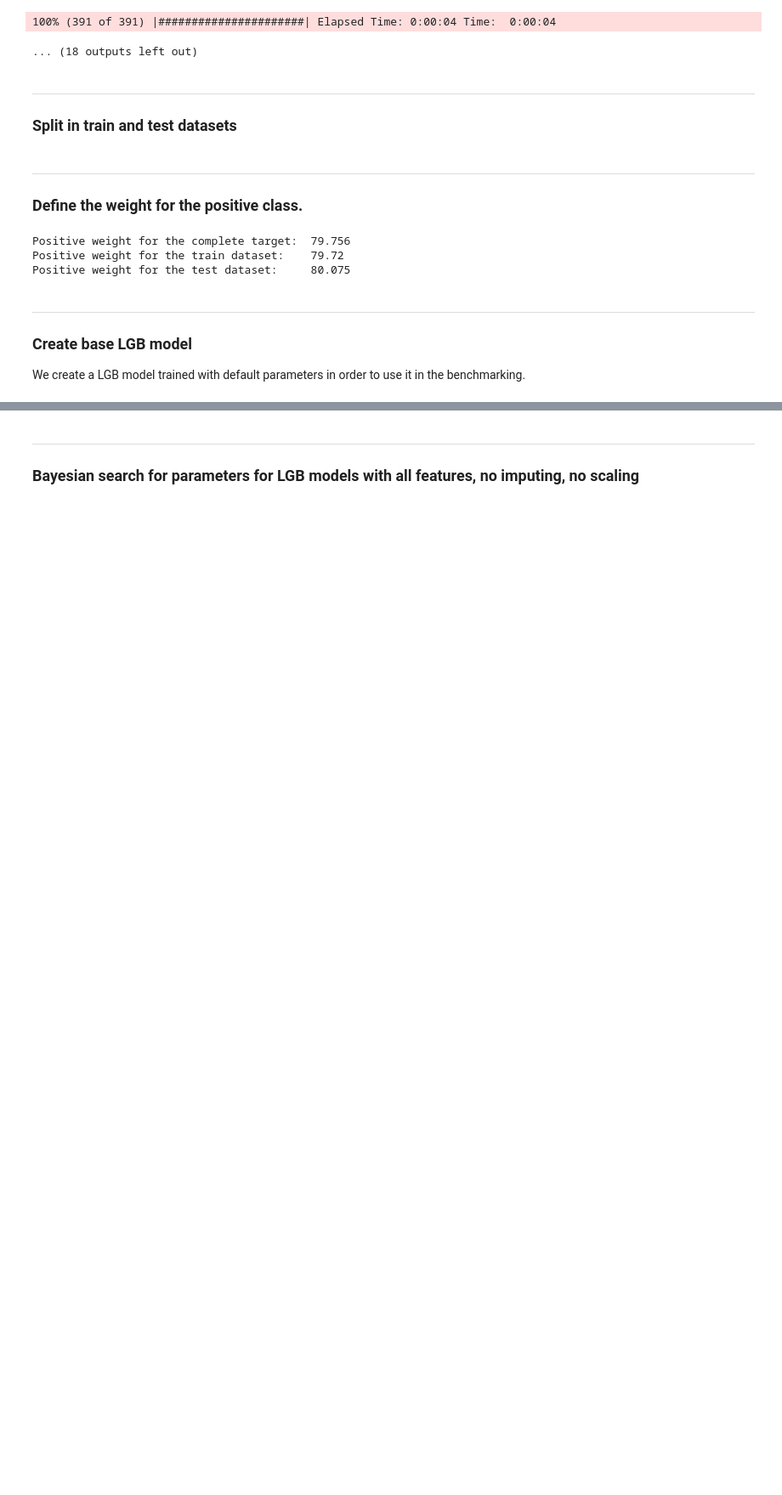
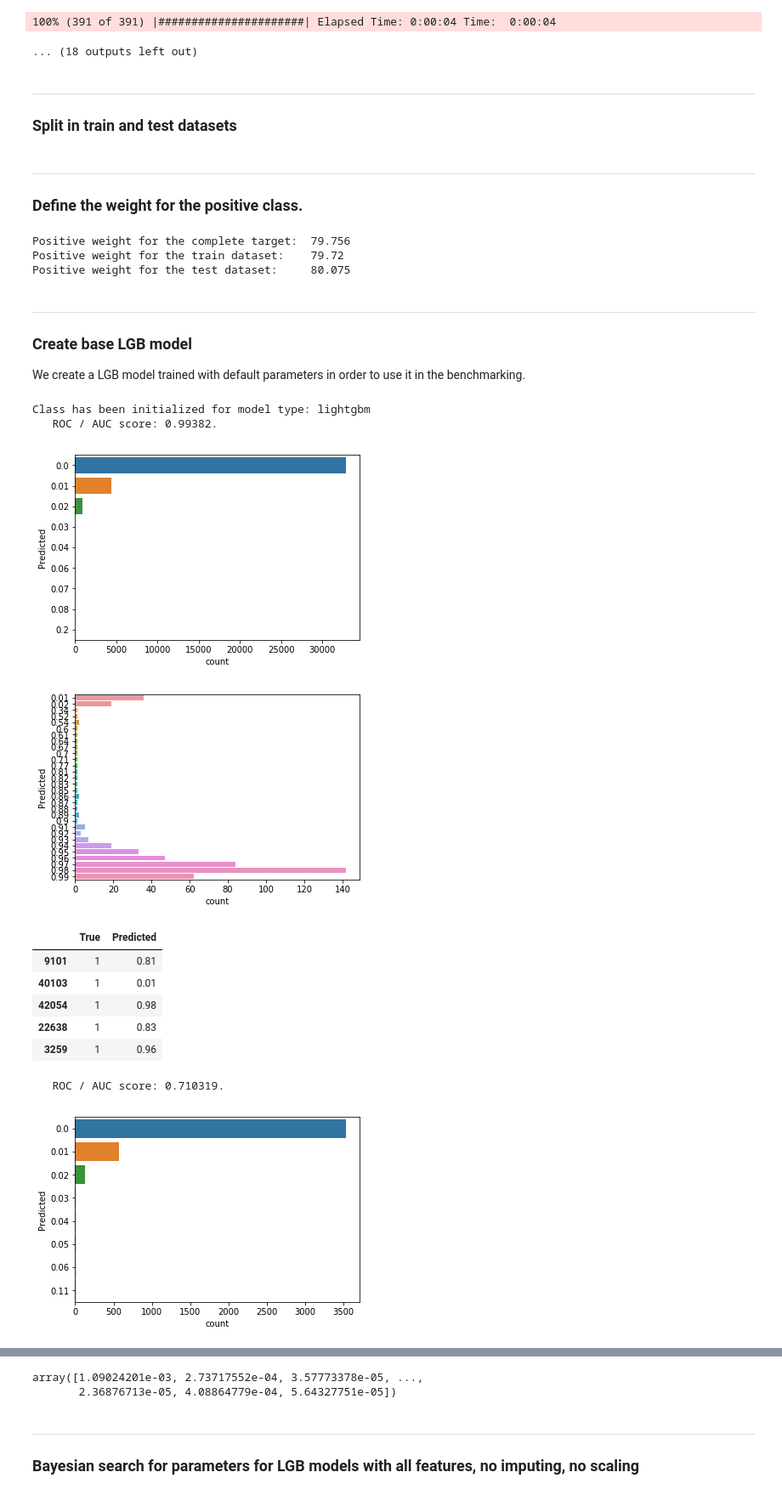
Before and after one commit to lisaro82/Arvato-Financial-Services, a Jupyter notebook: Arvato Project Workbook.ipynb, the cells around one changed output, grey strips where cells are left out. Shown at 85% size. Cells and saved outputs as stored; diff of their text form; code cells hidden in the pictures; blank space fills up the shorter version.

```diff
--- a/Arvato Project Workbook.ipynb
+++ b/Arvato Project Workbook.ipynb
@@ -1583,19 +1615,32 @@ We create a LGB model trained with default parameters in order to use it in the
 # %%
 v_model = CustBoostClassifier( p_modelType          = 'lightgbm',
                                p_modelName          = 'LGB_Benchmark',
                                X_train              = X_trainAll.copy(),
                                y_train              = y_trainAll.copy(),
                                p_selected_features  = [],
                                p_imputeColumns      = [],
                                p_scaleColumns       = [],
-                               p_cvSplits           = 10,
+                               p_cvSplits           = 0,
                                p_random_state       = 2013 )
 v_model.train({ 'objective':      'binary',
                 'metric':         'auc',
                 'learning_rate':  0.01 })
 v_model.predictProba( X_data      = X_trainAll.copy(),
                       y_data      = y_trainAll.copy(),
                       p_showPlot  = True )
 v_model.predictProba( X_data      = X_testAll.copy(),
                       y_data      = y_testAll.copy(),
                       p_showPlot  = True )
+# %% [output]
+Class has been initialized for model type: lightgbm
+   ROC / AUC score: 0.99382.
+[figure, added]
+[figure, added]
+|  | True | Predicted |
+| 9101 | 1 | 0.81 |
+| 40103 | 1 | 0.01 |
+| 42054 | 1 | 0.98 |
+| 22638 | 1 | 0.83 |
+| 3259 | 1 | 0.96 |
+   ROC / AUC score: 0.710319.
+[figure, added]
@@ -1602,3 +1654,5 @@ v_model.predictProba( X_data      = X_testAll.copy(),
+array([1.09024201e-03, 2.73717552e-04, 3.57773378e-05, ...,
+       2.36876713e-05, 4.08864779e-04, 5.64327751e-05])
 # %% [markdown]
 ------
 ### Bayesian search for parameters for LGB models with all features, no imputing, no scaling
```
Also changed, not shown: parts of 22 cells of this notebook.
